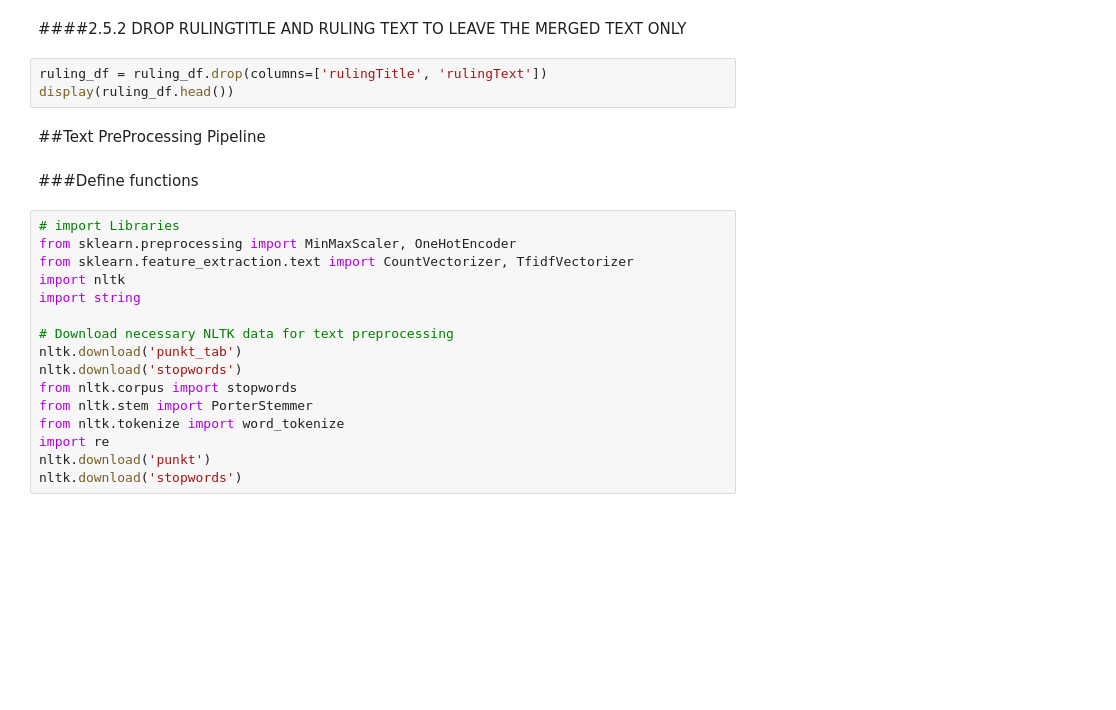
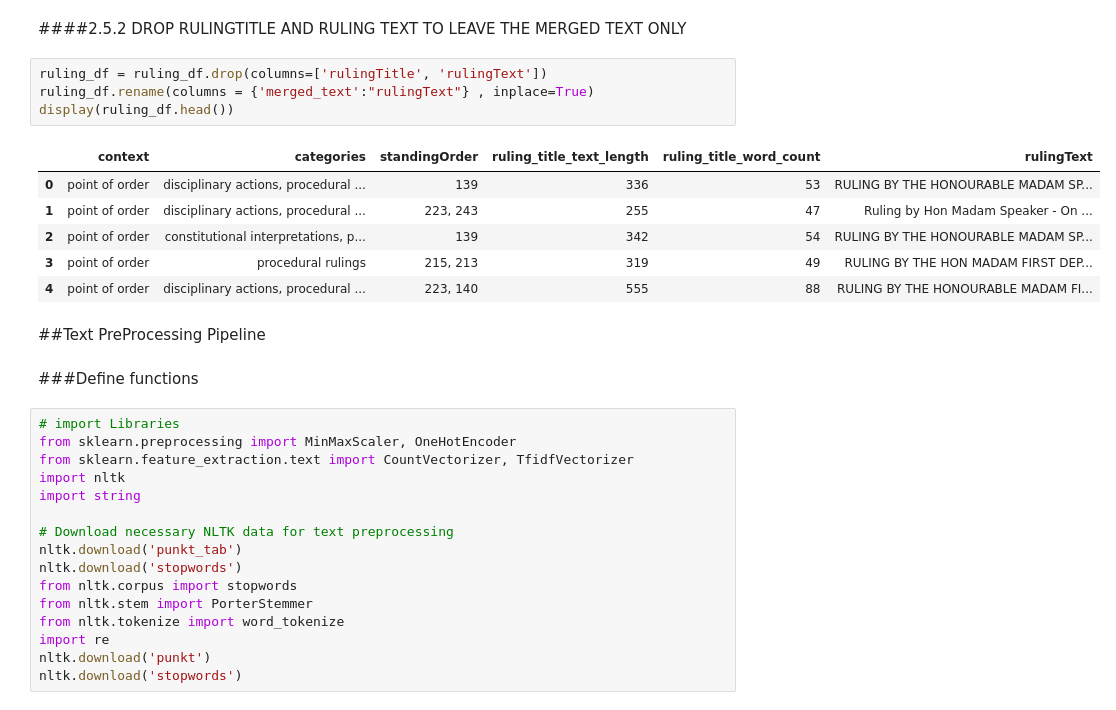
Before and after one commit to MungeliDeli/speaker-ruling-classification, a Jupyter notebook: Project_Classifier(Speakers_Rullings).ipynb, the cells around one changed output. Drawn from its saved outputs; the diff is of its cells as text; blank space fills up the shorter version.

```diff
--- a/Project_Classifier(Speakers_Rullings).ipynb
+++ b/Project_Classifier(Speakers_Rullings).ipynb
@@ -477,7 +558,15 @@ display(ruling_df.tail(15))
 ####2.5.2 DROP RULINGTITLE AND RULING TEXT TO LEAVE THE MERGED TEXT ONLY
 # %%
 ruling_df = ruling_df.drop(columns=['rulingTitle', 'rulingText'])
+ruling_df.rename(columns = {'merged_text':"rulingText"} , inplace=True)
 display(ruling_df.head())
+# %% [output]
+|  | context | categories | standingOrder | ruling_title_text_length | ruling_title_word_count | rulingText |
+| 0 | point of order | disciplinary actions, procedural ... | 139 | 336 | 53 | RULING BY THE HONOURABLE MADAM SP... |
+| 1 | point of order | disciplinary actions, procedural ... | 223, 243 | 255 | 47 | Ruling by Hon Madam Speaker - On ... |
+| 2 | point of order | constitutional interpretations, p... | 139 | 342 | 54 | RULING BY THE HONOURABLE MADAM SP... |
+| 3 | point of order | procedural rulings | 215, 213 | 319 | 49 | RULING BY THE HON MADAM FIRST DEP... |
+| 4 | point of order | disciplinary actions, procedural ... | 223, 140 | 555 | 88 | RULING BY THE HONOURABLE MADAM FI... |
 # %% [markdown]
 ##Text PreProcessing Pipeline
 # %% [markdown]
```
Also changed, not shown: parts of 41 cells of this notebook.
